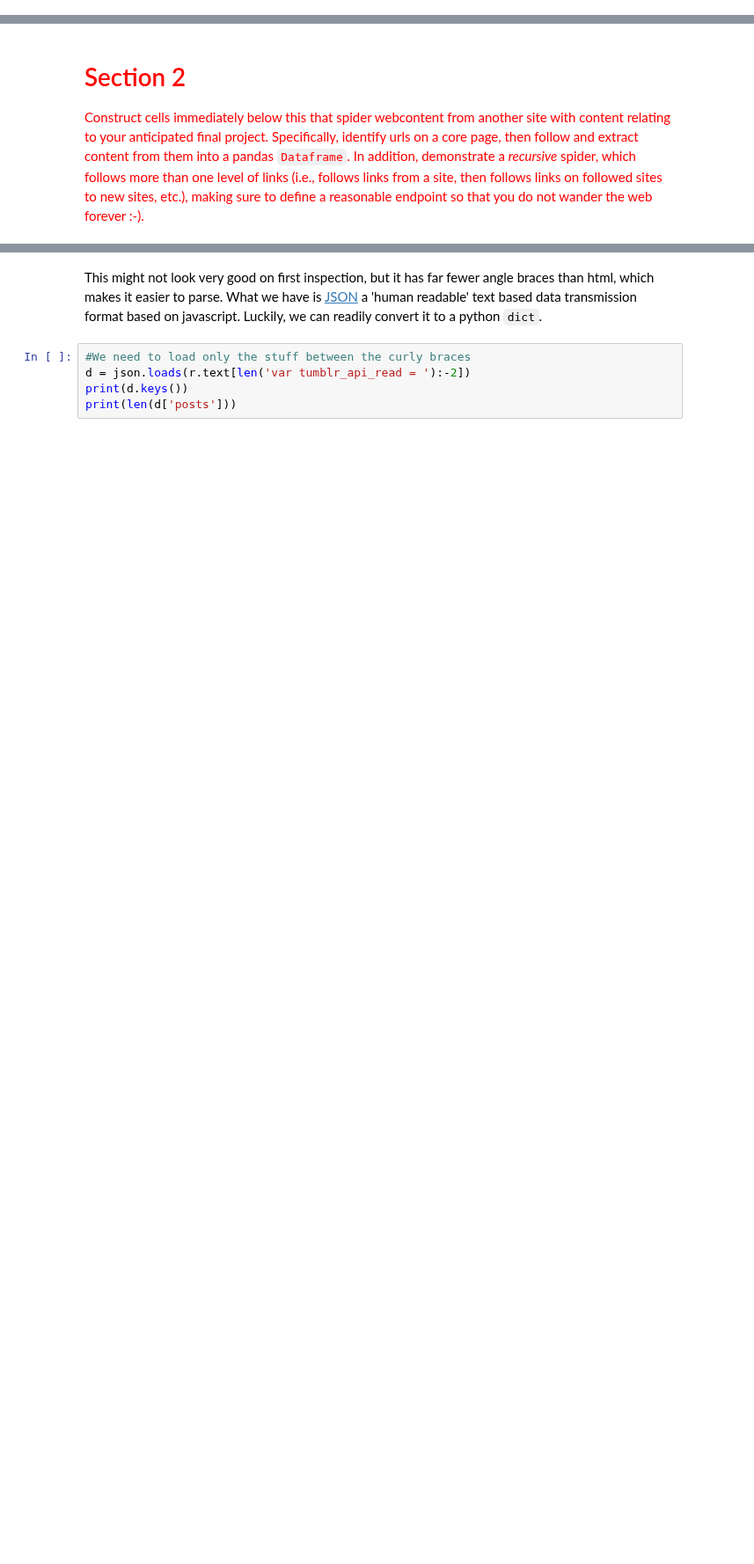
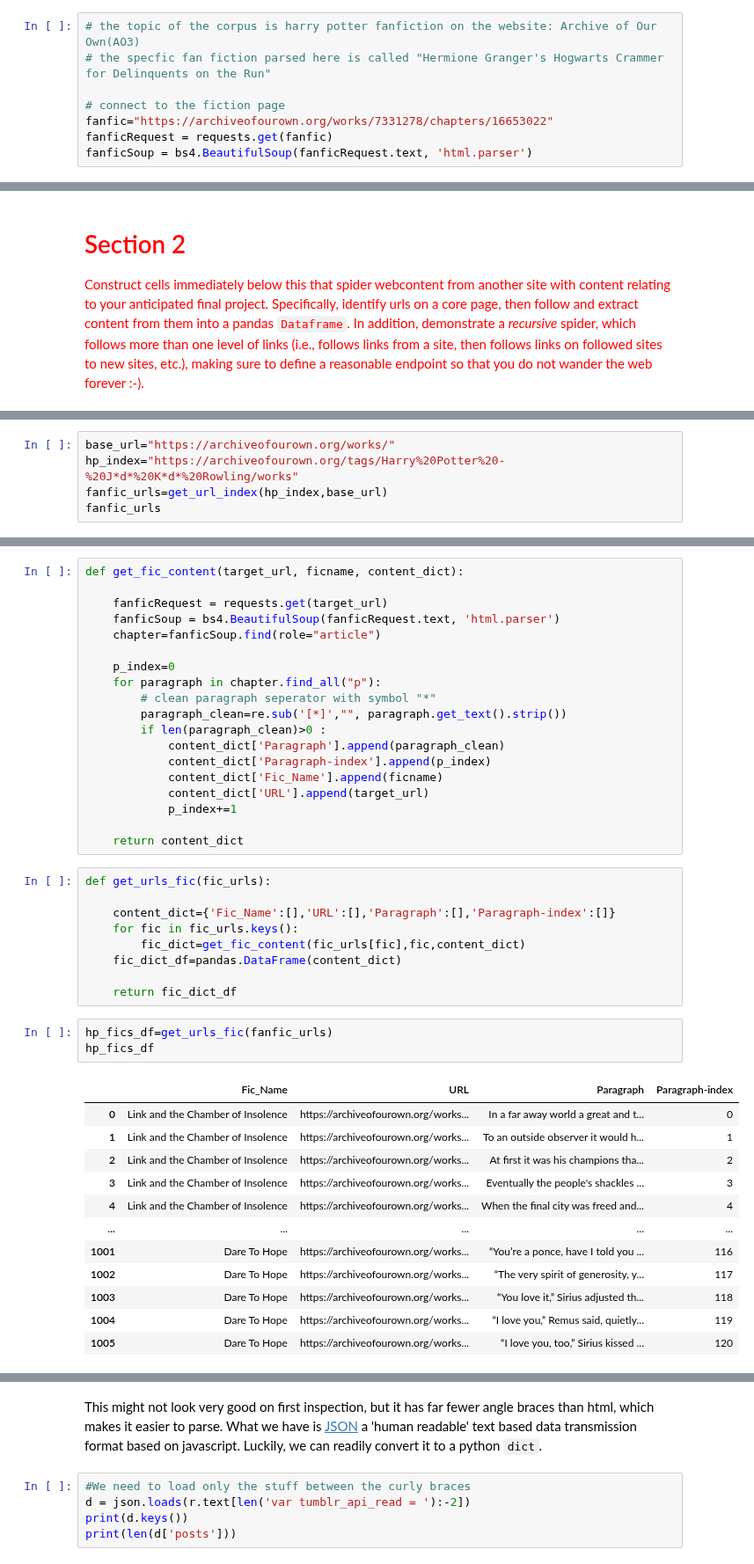
Before and after one commit to Computational-Content-Analysis-2020/Content-Analysis-2020, a Jupyter notebook: week-1/1-intro.ipynb, the cells around one changed output, grey strips where cells are left out. Shown at 88% size. Cells and saved outputs as stored; diff of their text form; blank space fills up the shorter version.

```diff
--- a/week-1/1-intro.ipynb
+++ b/week-1/1-intro.ipynb
@@ -171,3 +215,11 @@ the [re docs](https://docs.python.org/3/library/re.html) there is also a short
 # %% [markdown]
 # <span style="color:red">Section 1</span>
 <span style="color:red">Construct cells immediately below this that describe and download webcontent relating to your anticipated final project. Use beautiful soup and at least five regular expressions to extract relevant, nontrivial *chunks* of that content (e.g., cleaned sentences, paragraphs, etc.) to a pandas `Dataframe`.</span>
+# %%
+# the topic of the corpus is harry potter fanfiction on the website: Archive of Our Own(AO3)
+# the specfic fan fiction parsed here is called "Hermione Granger's Hogwarts Crammer for Delinquents on the Run"
+
+# connect to the fiction page
+fanfic="https://archiveofourown.org/works/7331278/chapters/16653022"
+fanficRequest = requests.get(fanfic)
+fanficSoup = bs4.BeautifulSoup(fanficRequest.text, 'html.parser')
@@ -256,0 +482,5 @@ contentParagraphsDF
+# %%
+base_url="https://archiveofourown.org/works/"
+hp_index="https://archiveofourown.org/tags/Harry%20Potter%20-%20J*d*%20K*d*%20Rowling/works"
+fanfic_urls=get_url_index(hp_index,base_url)
+fanfic_urls
@@ -256,0 +508,44 @@ contentParagraphsDF
+# %%
+def get_fic_content(target_url, ficname, content_dict):
+
+    fanficRequest = requests.get(target_url)
+    fanficSoup = bs4.BeautifulSoup(fanficRequest.text, 'html.parser')
+    chapter=fanficSoup.find(role="article")
+
+    p_index=0
+    for paragraph in chapter.find_all("p"):
+        # clean paragraph seperator with symbol "*"
+        paragraph_clean=re.sub('[*]',"", paragraph.get_text().strip())
+        if len(paragraph_clean)>0 :
+            content_dict['Paragraph'].append(paragraph_clean)
+            content_dict['Paragraph-index'].append(p_index)
+            content_dict['Fic_Name'].append(ficname)
+            content_dict['URL'].append(target_url)
+            p_index+=1
+
+    return content_dict
+# %%
+def get_urls_fic(fic_urls):
+
+    content_dict={'Fic_Name':[],'URL':[],'Paragraph':[],'Paragraph-index':[]}
+    for fic in fic_urls.keys():
+        fic_dict=get_fic_content(fic_urls[fic],fic,content_dict)
+    fic_dict_df=pandas.DataFrame(content_dict)
+
+    return fic_dict_df
+# %%
+hp_fics_df=get_urls_fic(fanfic_urls)
+hp_fics_df
+# %% [output]
+|  | Fic_Name | URL | Paragraph | Paragraph-index |
+| 0 | Link and the Chamber of Insolence | https://archiveofourown.org/works... | In a far away world a great and t... | 0 |
+| 1 | Link and the Chamber of Insolence | https://archiveofourown.org/works... | To an outside observer it would h... | 1 |
+| 2 | Link and the Chamber of Insolence | https://archiveofourown.org/works... | At first it was his champions tha... | 2 |
+| 3 | Link and the Chamber of Insolence | https://archiveofourown.org/works... | Eventually the people's shackles ... | 3 |
+| 4 | Link and the Chamber of Insolence | https://archiveofourown.org/works... | When the final city was freed and... | 4 |
+| ... | ... | ... | ... | ... |
+| 1001 | Dare To Hope | https://archiveofourown.org/works... | “You’re a ponce, have I told you ... | 116 |
+| 1002 | Dare To Hope | https://archiveofourown.org/works... | “The very spirit of generosity, y... | 117 |
+| 1003 | Dare To Hope | https://archiveofourown.org/works... | “You love it,” Sirius adjusted th... | 118 |
+| 1004 | Dare To Hope | https://archiveofourown.org/works... | “I love you,” Remus said, quietly... | 119 |
+| 1005 | Dare To Hope | https://archiveofourown.org/works... | “I love you, too,” Sirius kissed ... | 120 |
```
Also changed, not shown: parts of 40 cells of this notebook, 4 other files.
